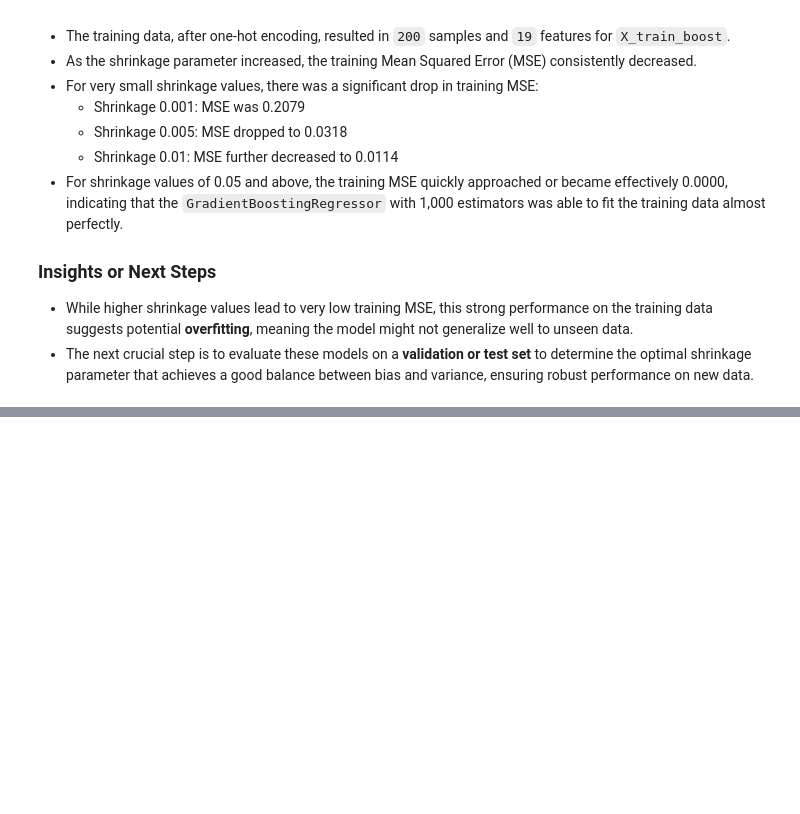
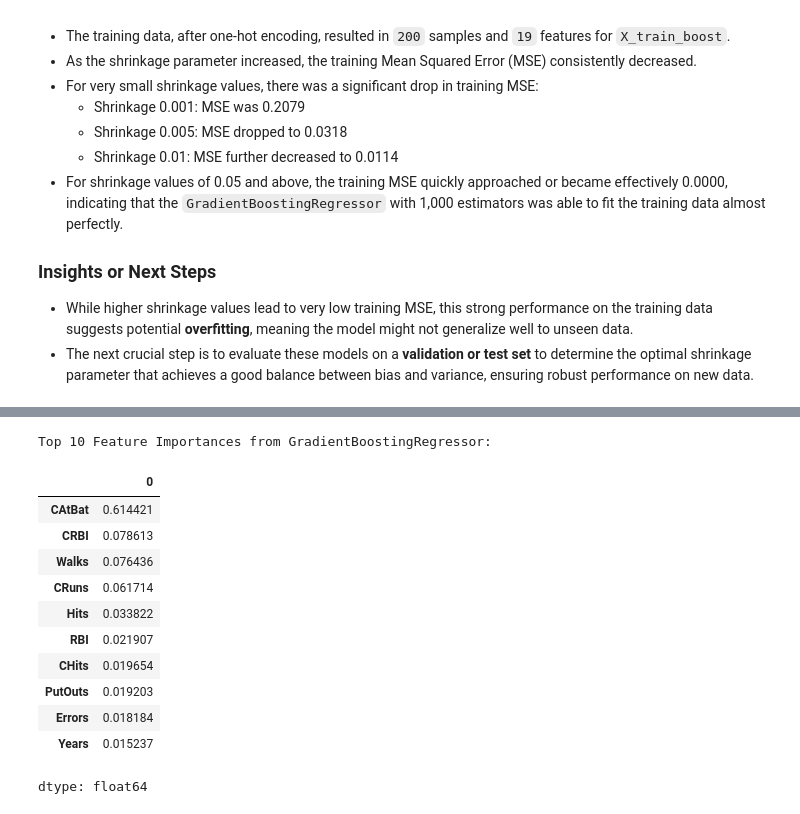
Before and after one commit to rguang/ISLP, a Jupyter notebook: Ch8 Lab.ipynb, the cells around one changed output, grey strips where cells are left out. Drawn from its saved outputs; the diff is of its cells as text; code cells hidden in the pictures; blank space fills up the shorter version.

```diff
--- a/Ch8 Lab.ipynb
+++ b/Ch8 Lab.ipynb
@@ -792,0 +981,20 @@ The boosting analysis reveals a clear relationship between the shrinkage paramet
+# %%
+from sklearn.linear_model import RidgeCV
+import numpy as np
+
+# Define a range of alpha values for cross-validation
+# Using a logarithmic scale for a broader search space, from 0.1 to 100
+ridge_alphas = np.logspace(-1, 2, 10) # Generates 10 points between 0.1 and 100
+
+# Initialize RidgeCV with the defined alpha values and 5-fold cross-validation
+# scoring='neg_mean_squared_error' ensures that alpha minimizes MSE
+ridge_cv_model = RidgeCV(alphas=ridge_alphas, scoring='neg_mean_squared_error', cv=5)
+
+# Fit the RidgeCV model to the training data
+ridge_cv_model.fit(X_train_boost, y_train_boost)
+
+# Extract the optimal alpha value
+optimal_ridge_alpha = ridge_cv_model.alpha_
+
+print(f"Ridge Alphas evaluated: {np.round(ridge_alphas, 4).tolist()}")
+print(f"Optimal Alpha for Ridge Regression: {optimal_ridge_alpha:.4f}")
@@ -792,0 +1004,8 @@ The boosting analysis reveals a clear relationship between the shrinkage paramet
+# %%
+from sklearn.linear_model import Ridge
+
+# Train a final Ridge regression model using the optimal alpha on the full training data
+final_ridge_model = Ridge(alpha=optimal_ridge_alpha)
+final_ridge_model.fit(X_train_boost, y_train_boost)
+
+print(f"Final Ridge model trained with optimal alpha: {optimal_ridge_alpha:.4f}")
@@ -792,0 +1074,31 @@ The boosting analysis reveals a clear relationship between the shrinkage paramet
+# %%
+import pandas as pd
+
+# Access the feature_importances_ attribute from the gbr_test model
+feature_importances = gbr_test.feature_importances_
+
+# Get the feature names from X_train_boost.columns
+feature_names = X_train_boost.columns
+
+# Create a pandas Series to store the feature importances
+feature_importances_series = pd.Series(feature_importances, index=feature_names)
+
+# Sort the feature importances in descending order for better readability
+sorted_feature_importances = feature_importances_series.sort_values(ascending=False)
+
+print("Top 10 Feature Importances from GradientBoostingRegressor:")
+display(sorted_feature_importances.head(10))
+# %% [output]
+Top 10 Feature Importances from GradientBoostingRegressor:
+|  | 0 |
+| CAtBat | 0.614421 |
+| CRBI | 0.078613 |
+| Walks | 0.076436 |
+| CRuns | 0.061714 |
+| Hits | 0.033822 |
+| RBI | 0.021907 |
+| CHits | 0.019654 |
+| PutOuts | 0.019203 |
+| Errors | 0.018184 |
+| Years | 0.015237 |
+dtype: float64
```
Also changed, not shown: parts of 28 cells of this notebook.
